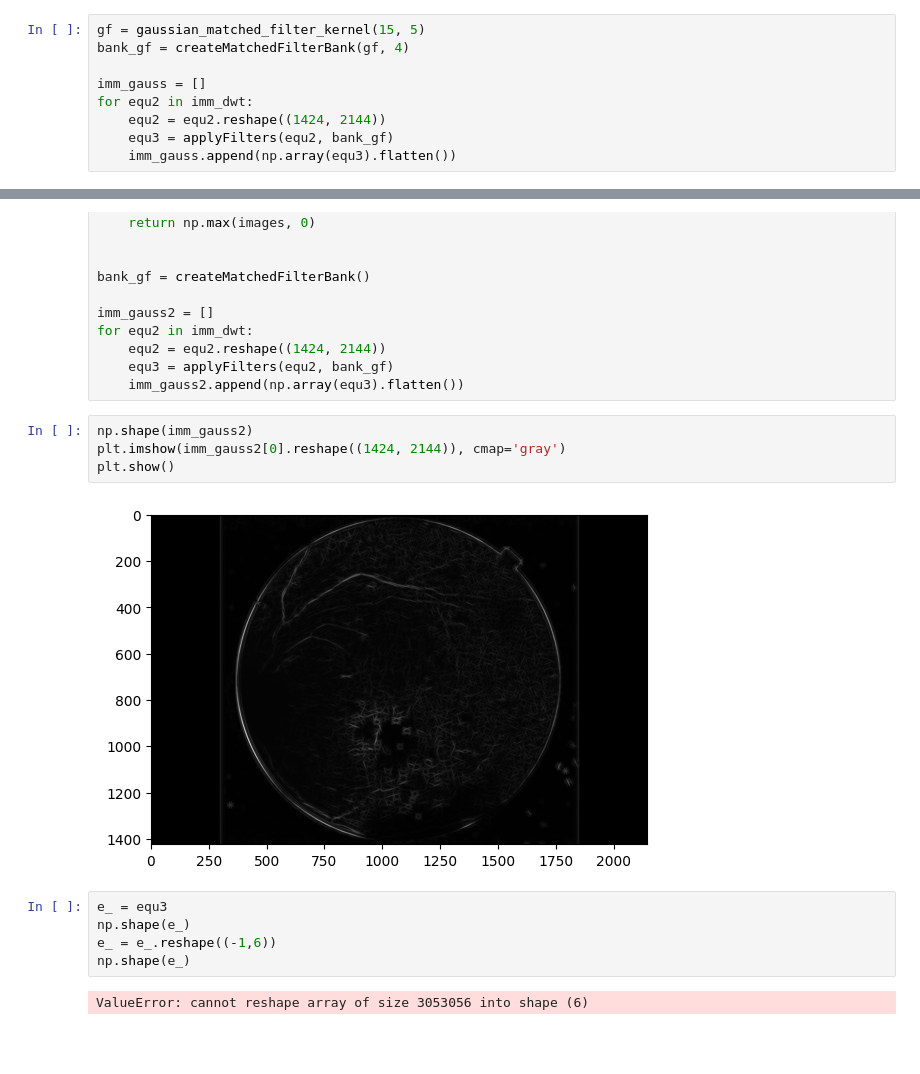
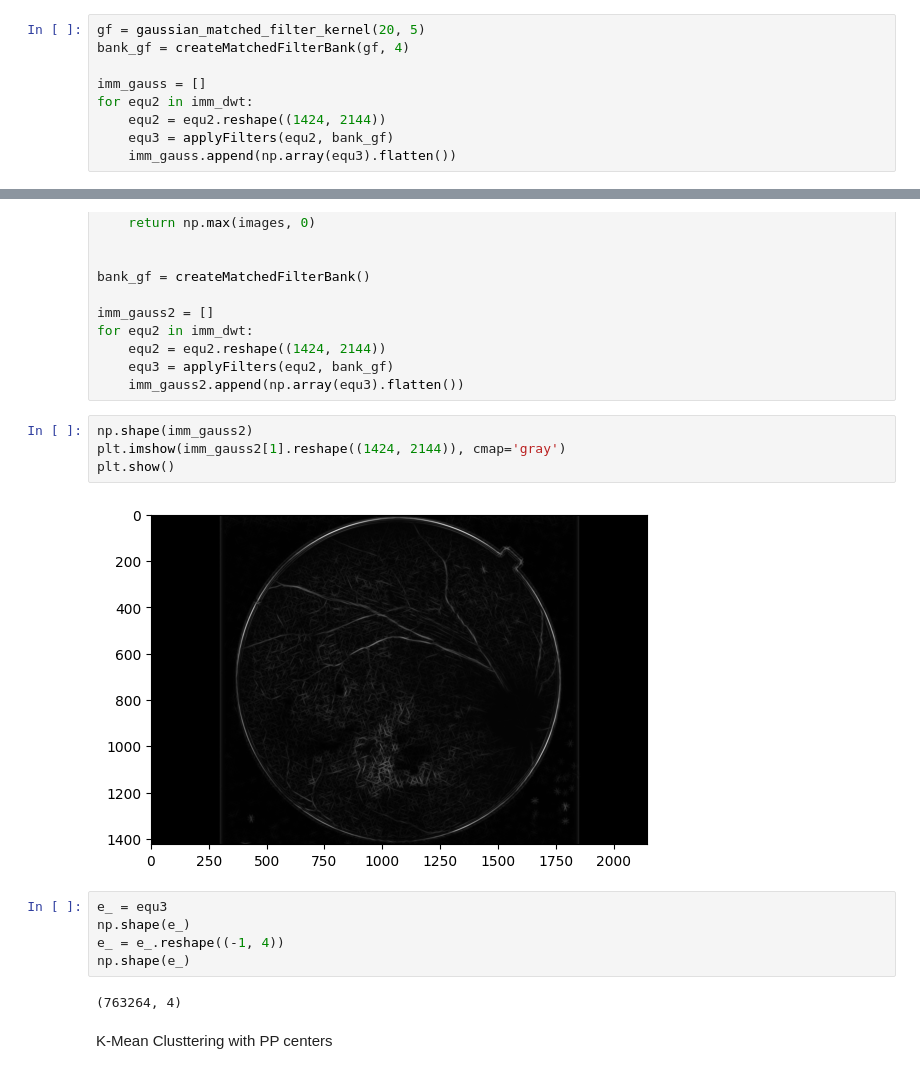
Before and after one commit to Lloydishire/Diabetes_Retinopathy, a Jupyter notebook: Diabetes_code.ipynb, the cells around one changed output, grey strips where cells are left out. Drawn from its saved outputs; the diff is of its cells as text; blank space fills up the shorter version.

```diff
--- a/Diabetes_code.ipynb
+++ b/Diabetes_code.ipynb
@@ -137,7 +135,7 @@ def applyFilters(im, kernels):
     images = np.array([cv2.filter2D(im, -1, k) for k in kernels])
     return np.max(images, 0)
 # %%
-gf = gaussian_matched_filter_kernel(15, 5)
+gf = gaussian_matched_filter_kernel(20, 5)
 bank_gf = createMatchedFilterBank(gf, 4)
 
 imm_gauss = []
@@ -177,14 +175,16 @@ for equ2 in imm_dwt:
     imm_gauss2.append(np.array(equ3).flatten())
 # %%
 np.shape(imm_gauss2)
-plt.imshow(imm_gauss2[0].reshape((1424, 2144)), cmap='gray')
+plt.imshow(imm_gauss2[1].reshape((1424, 2144)), cmap='gray')
 plt.show()
 # %% [output]
-[figure, old version]
+[figure, new version]
 # %%
 e_ = equ3
 np.shape(e_)
-e_ = e_.reshape((-1,6))
+e_ = e_.reshape((-1, 4))
 np.shape(e_)
 # %% [output]
-ValueError: cannot reshape array of size 3053056 into shape (6)
+(763264, 4)
+# %% [markdown]
+K-Mean Clusttering with PP centers
```
Also changed, not shown: parts of 5 cells of this notebook.
